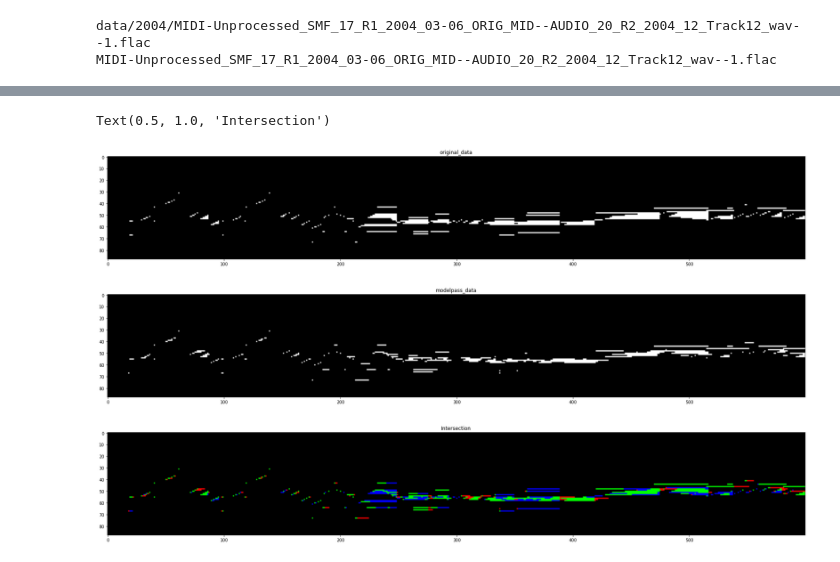
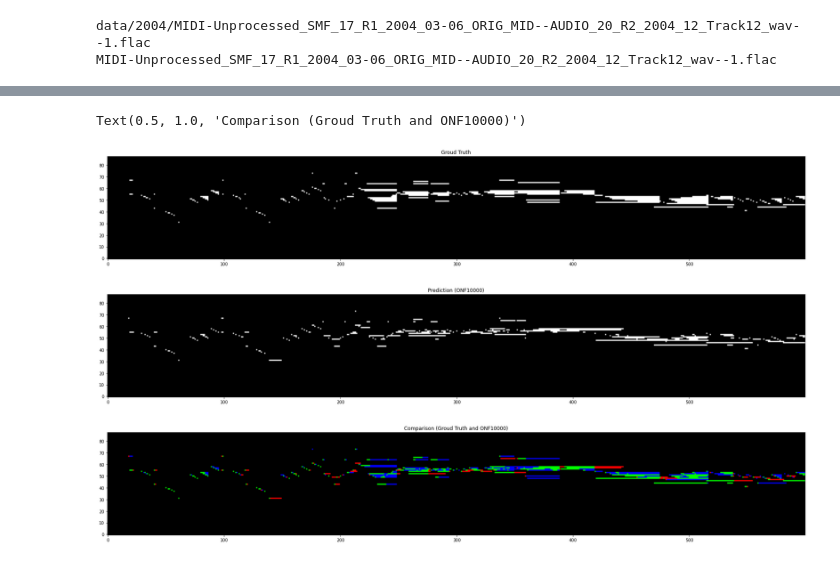
Before and after one commit to jhkang0408/GCT634-Musical-Applications-of-ML, a Jupyter notebook: Assignment3/hw3_tutorial.ipynb, the cells around one changed output, grey strips where cells are left out. Cells and saved outputs as stored; diff of their text form; code cells hidden in the pictures.

```diff
--- a/Assignment3/hw3_tutorial.ipynb
+++ b/Assignment3/hw3_tutorial.ipynb
@@ -127,7 +127,7 @@ data/2004/MIDI-Unprocessed_SMF_17_R1_2004_03-06_ORIG_MID--AUDIO_20_R2_2004_12_Tr
 MIDI-Unprocessed_SMF_17_R1_2004_03-06_ORIG_MID--AUDIO_20_R2_2004_12_Track12_wav--1.flac
 # %%
 # baseline
-midi_path = 'runs/Baseline10000/'+(test_dataset.files('test')[0][1]).split('/')[2]
+midi_path = 'runs/ONF20000/'+(test_dataset.files('test')[0][1]).split('/')[2]
 # rnn
 #midi_path = 'runs/RNN10000/'+(test_dataset.files('test')[0][1]).split('/')[2]
 # crnn
@@ -266,41 +218,46 @@ Text(0.5, 1.0, 'Intersection')
 # %%
 plt.figure(figsize=(30,30))
 plt.imshow(original_data['frame'].numpy()[1:601].T, cmap='gray')
-plt.title('original_data')
+plt.gca().invert_yaxis()
+plt.title('Groud Truth')
 
 plt.figure(figsize=(30,30))
 plt.imshow(modelpass_data['frame'].numpy()[0:600].T, cmap='gray')
-plt.title('modelpass_data')
+plt.gca().invert_yaxis()
+plt.title('Prediction (ONF10000)')
 
 '''
     True Positive: 정답이 Yes인
     False Positive: 정답이 No인 문제를 Yes라고 한 경우
     False Negative: 정답이 Yes인 문제를 No라고 한 경우
 '''
 
 temp = np.zeros((3, original_data['frame'].numpy()[1:601].T.shape[0], original_data['frame'].numpy()[1:601].T.shape[1]))
-# True Positive
+# True Positive (Green)
 idx1 = (original_data['frame'].numpy()[1:601].T*127==modelpass_data['frame'].numpy()[0:600].T)
 idx2 = (original_data['frame'].numpy()[1:601].T>0)
 idx_truepositive = idx1 & idx2
 temp[1][idx_truepositive]=1
-# False Positive
+
+# False Positive (Red)
 idx1 = (original_data['frame'].numpy()[1:601].T*127!=modelpass_data['frame'].numpy()[0:600].T)
 idx2 = (modelpass_data['frame'].numpy()[0:600].T>0)
 idx_falsepositive = idx1 & idx2
 temp[0][idx_falsepositive]=1
-# False Negative
+
+# False Negative (Blue)
 idx1 = (original_data['frame'].numpy()[1:601].T*127!=modelpass_data['frame'].numpy()[0:600].T)
 idx2 = (modelpass_data['frame'].numpy()[0:600].T==0)
 idx_falsenegative = idx1 & idx2
 temp[2][idx_falsenegative]=1
 
 plt.figure(figsize=(30,30))
 plt.imshow(np.moveaxis(temp, 0, -1))
-plt.title('Intersection')
+plt.gca().invert_yaxis()
+plt.title('Comparison (Groud Truth and ONF10000)')
 # %% [output]
-Text(0.5, 1.0, 'Intersection')
+Text(0.5, 1.0, 'Comparison (Groud Truth and ONF10000)')
-[figure, old version]
+[figure, new version]
-[figure, old version]
+[figure, new version]
-[figure, old version]
+[figure, new version]
 # %%
```
Also changed, not shown: parts of 5 cells of this notebook, 1 other file.
